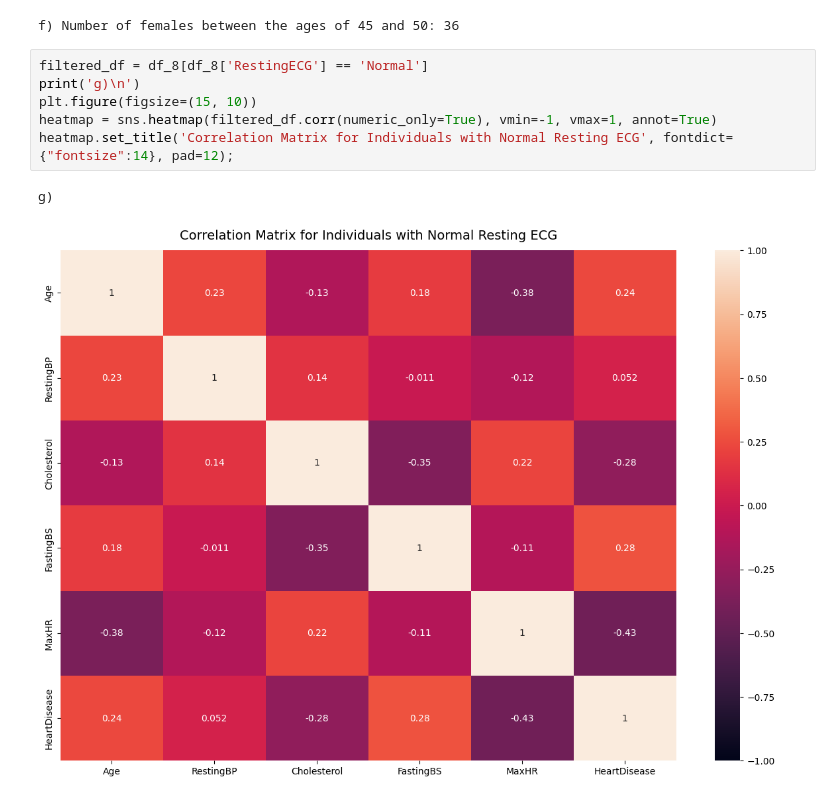
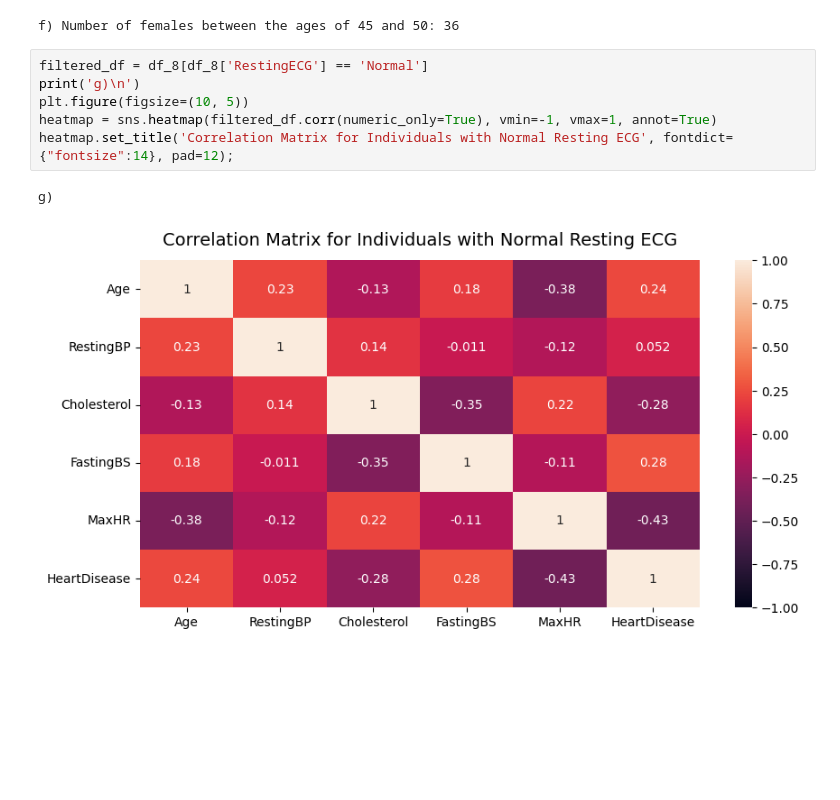
Before and after one commit to ZG3Z/suml-lab, a Jupyter notebook: SUML_1.ipynb, the cells around one changed output. Drawn from its saved outputs; the diff is of its cells as text; blank space fills up the shorter version.

```diff
--- a/SUML_1.ipynb
+++ b/SUML_1.ipynb
@@ -269,9 +267,9 @@ f) Number of females between the ages of 45 and 50: 36
 # %%
 filtered_df = df_8[df_8['RestingECG'] == 'Normal']
 print('g)\n')
-plt.figure(figsize=(15, 10))
+plt.figure(figsize=(10, 5))
 heatmap = sns.heatmap(filtered_df.corr(numeric_only=True), vmin=-1, vmax=1, annot=True)
 heatmap.set_title('Correlation Matrix for Individuals with Normal Resting ECG', fontdict={"fontsize":14}, pad=12);
 # %% [output]
 g)
-[figure, old version]
+[figure, new version]
```
Also changed, not shown: parts of 1 cell of this notebook.
